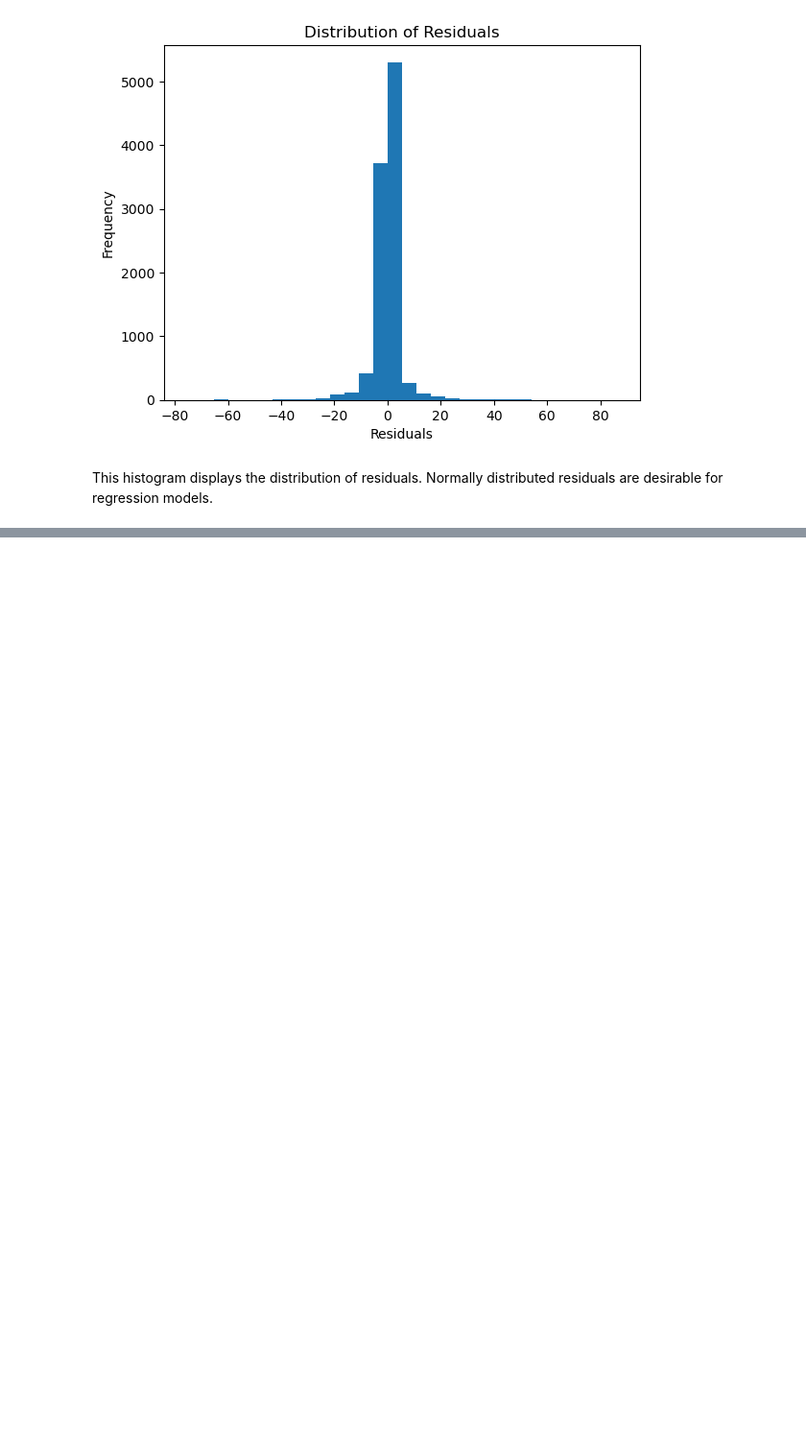
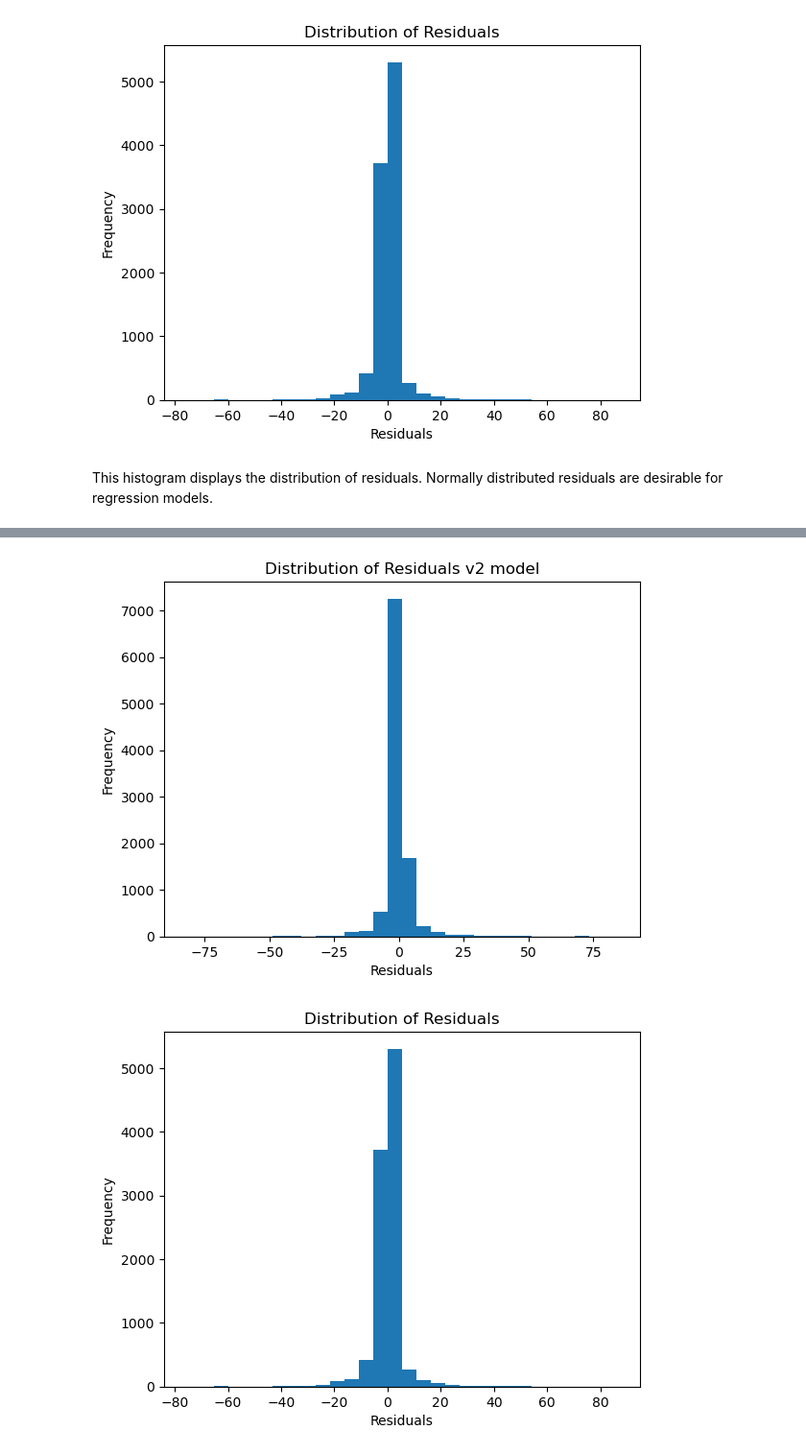
Before and after one commit to bapthub/summer-school-project, a Jupyter notebook: main.ipynb, the cells around one changed output, grey strips where cells are left out. Shown at 96% size. Cells and saved outputs as stored; diff of their text form; code cells hidden in the pictures; blank space fills up the shorter version.

```diff
--- a/main.ipynb
+++ b/main.ipynb
@@ -307,0 +453,17 @@ We plot the coefficients (importance) of the selected features. This gives an id
+# %%
+# distribution of residuals v2
+plt.hist(residuals_v2, bins=30)
+plt.xlabel("Residuals")
+plt.ylabel("Frequency")
+plt.title("Distribution of Residuals v2 model")
+plt.show()
+
+# distribution of residuals
+plt.hist(residuals, bins=30)
+plt.xlabel("Residuals")
+plt.ylabel("Frequency")
+plt.title("Distribution of Residuals")
+plt.show()
+# %% [output]
+[figure, added]
+[figure, added]
```
Also changed, not shown: parts of 20 cells of this notebook.
